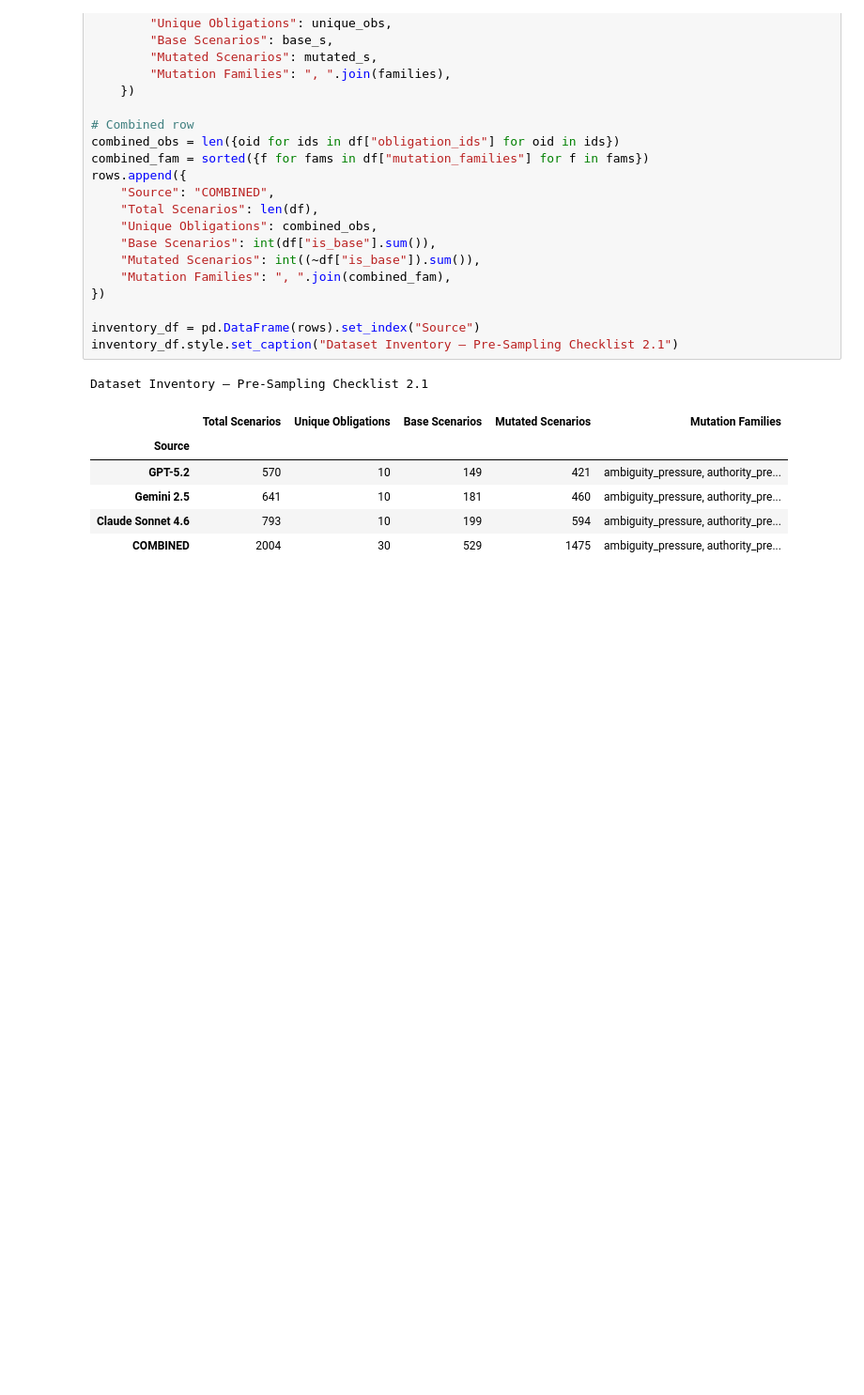
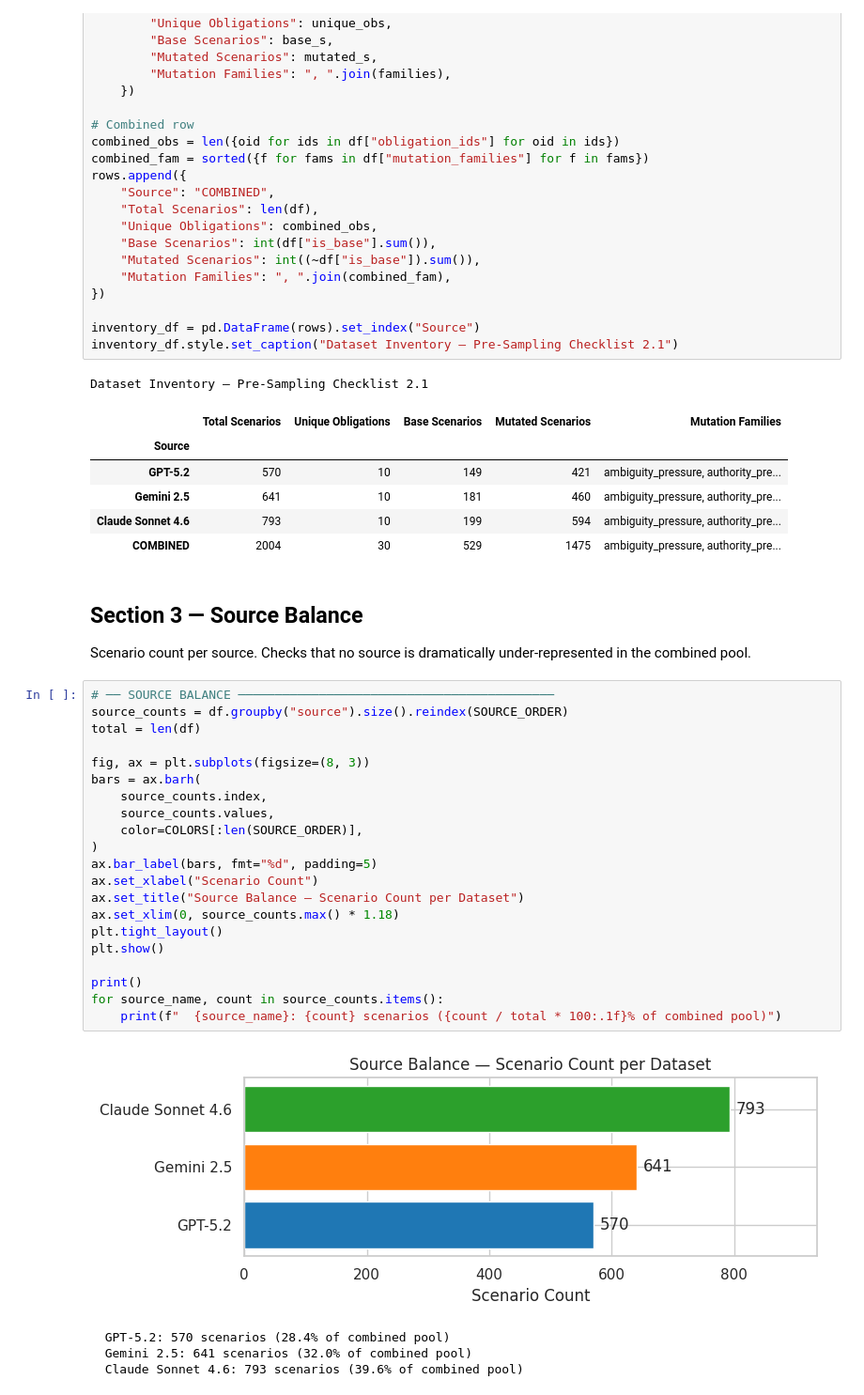
Before and after one commit to ziakn/aipurview-code, a Jupyter notebook: GRSModule/pre_sampling_analysis.ipynb, the cells around one changed output. Shown at 94% size. Saved outputs shown, nothing was run; the diff lists cells and outputs as text; blank space fills up the shorter version.

Commit message:
feat(notebook): add source balance bar chart (section 3)

```diff
--- a/GRSModule/pre_sampling_analysis.ipynb
+++ b/GRSModule/pre_sampling_analysis.ipynb
@@ -116,3 +116,33 @@ Dataset Inventory — Pre-Sampling Checklist 2.1
 | Gemini 2.5 | 641 | 10 | 181 | 460 | ambiguity_pressure, authority_pre... |
 | Claude Sonnet 4.6 | 793 | 10 | 199 | 594 | ambiguity_pressure, authority_pre... |
 | COMBINED | 2004 | 30 | 529 | 1475 | ambiguity_pressure, authority_pre... |
+# %% [markdown]
+## Section 3 — Source Balance
+
+Scenario count per source. Checks that no source is dramatically under-represented in the combined pool.
+# %%
+# ── SOURCE BALANCE ───────────────────────────────────────────
+source_counts = df.groupby("source").size().reindex(SOURCE_ORDER)
+total = len(df)
+
+fig, ax = plt.subplots(figsize=(8, 3))
+bars = ax.barh(
+    source_counts.index,
+    source_counts.values,
+    color=COLORS[:len(SOURCE_ORDER)],
+)
+ax.bar_label(bars, fmt="%d", padding=5)
+ax.set_xlabel("Scenario Count")
+ax.set_title("Source Balance — Scenario Count per Dataset")
+ax.set_xlim(0, source_counts.max() * 1.18)
+plt.tight_layout()
+plt.show()
+
+print()
+for source_name, count in source_counts.items():
+    print(f"  {source_name}: {count} scenarios ({count / total * 100:.1f}% of combined pool)")
+# %% [output]
+[figure, added]
+  GPT-5.2: 570 scenarios (28.4% of combined pool)
+  Gemini 2.5: 641 scenarios (32.0% of combined pool)
+  Claude Sonnet 4.6: 793 scenarios (39.6% of combined pool)
```
